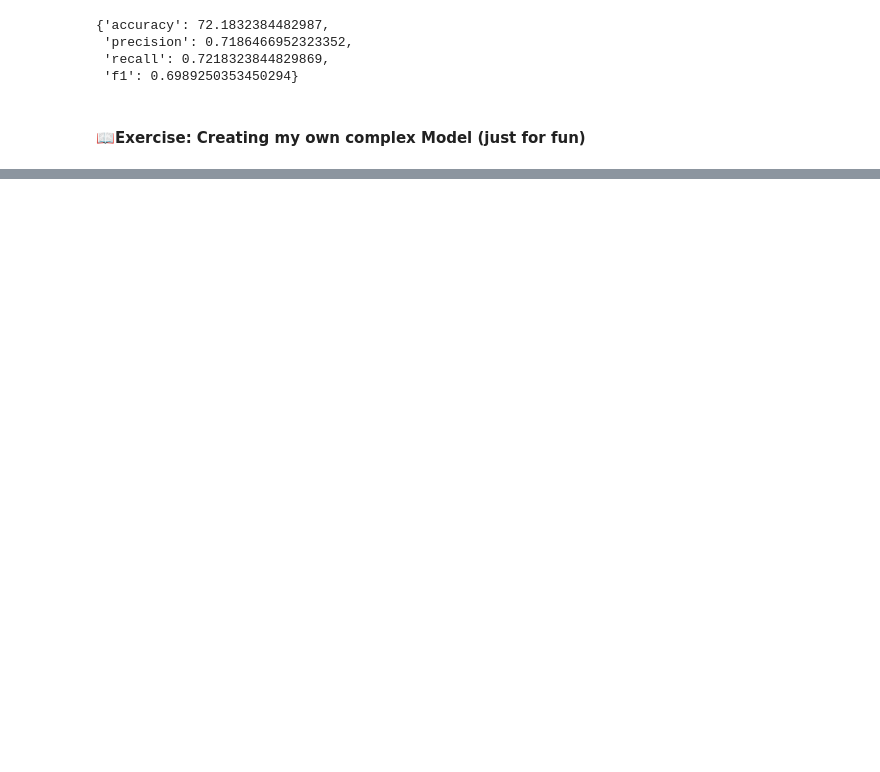
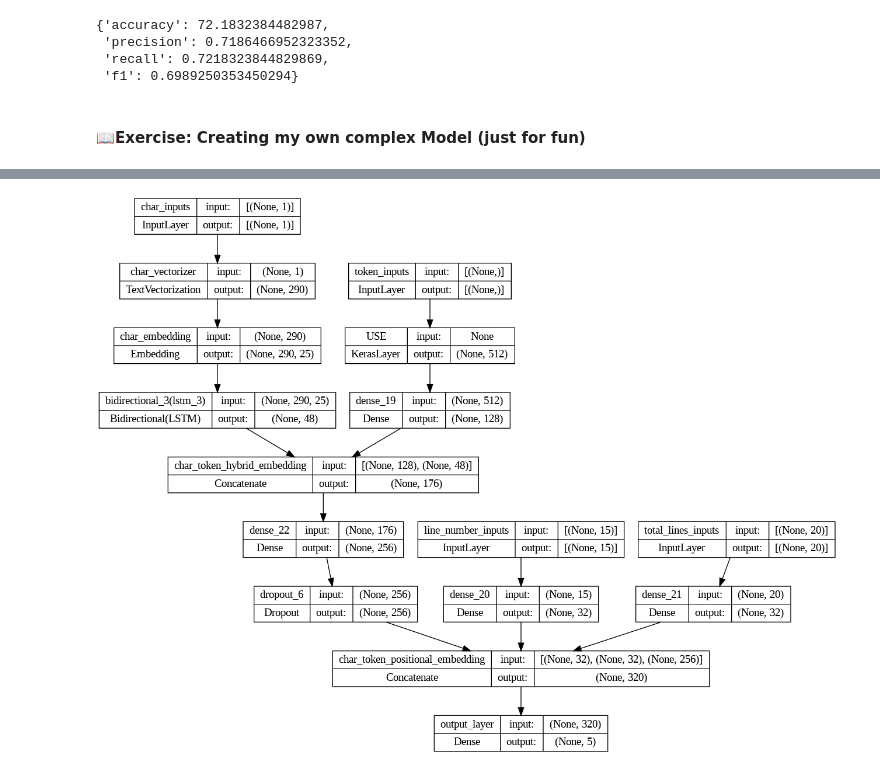
Before and after one commit to Rajeeb321123/Deep-learning-tensorFlow-Journey, a Jupyter notebook: 09_SkimLit_nlp_milestone_project_2.ipynb, the cells around one changed output, grey strips where cells are left out. Saved outputs shown, nothing was run; the diff lists cells and outputs as text; code cells hidden in the pictures; blank space fills up the shorter version.

Commit message:
Tribrid_embedding_model

```diff
--- a/09_SkimLit_nlp_milestone_project_2.ipynb
+++ b/09_SkimLit_nlp_milestone_project_2.ipynb
@@ -1833,0 +2065,8 @@ Epoch 3/3
+# %%
+# Plot hybrid token and character model
+from keras.utils import plot_model
+plot_model(model_5,show_shapes=True)
+
+# Tip None means batch size
+# %% [output]
+[figure, added]
```
Also changed, not shown: parts of 82 cells of this notebook.
